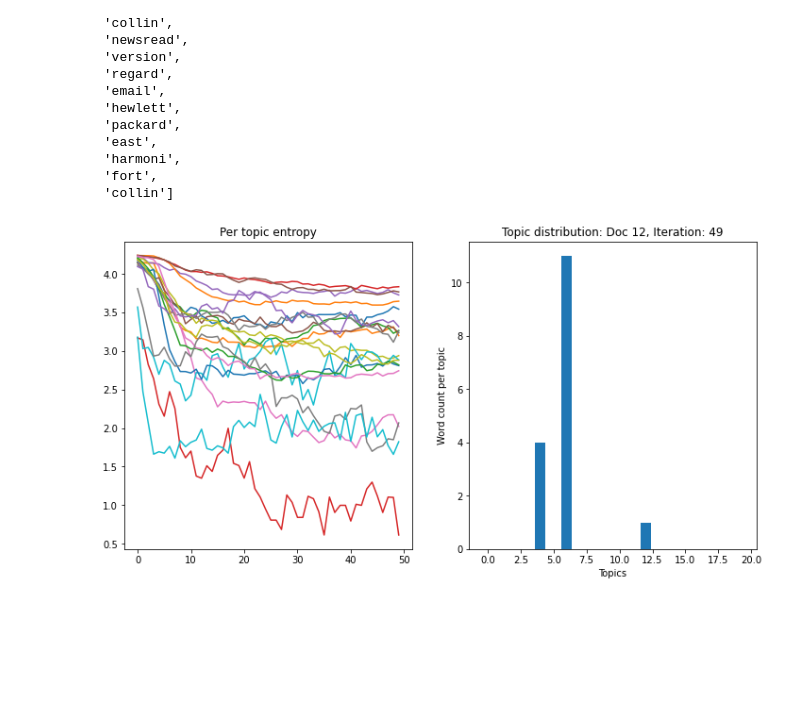
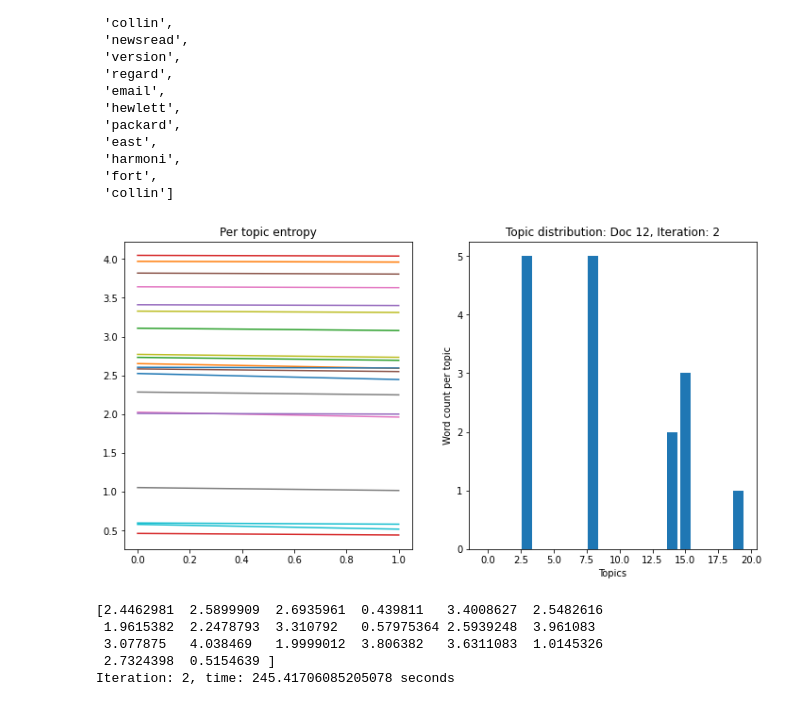
Before and after one commit to toni5rovic/npfl097, a Jupyter notebook: latent_dirichlet_allocation.ipynb, the cells around one changed output. Cells and saved outputs as stored; diff of their text form; code cells hidden in the pictures; blank space fills up the shorter version.

```diff
--- a/latent_dirichlet_allocation.ipynb
+++ b/latent_dirichlet_allocation.ipynb
@@ -98,6 +129,11 @@ Maximum document length: 4621
 # %%
-model = LDAModel([1, 2, 5, 10, 20, 50], seed=1234)
-model.fit(docs, dictionary, topics_num=20, iterations=50, alpha=0.1, gamma=0.1, max_doc_len=maxdoclen)
+model = LDAModel(seed=1234)
+model.fit(docs, dictionary, topics_num=20, iterations=2, alpha=0.1, gamma=0.1, max_doc_len=maxdoclen)
 # %% [output]
-[figure, old version]
+[figure, new version]
+[2.4462981  2.5899909  2.6935961  0.439811   3.4008627  2.5482616
+ 1.9615382  2.2478793  3.310792   0.57975364 2.5939248  3.961083
+ 3.077875   4.038469   1.9999012  3.806382   3.6311083  1.0145326
+ 2.7324398  0.5154639 ]
+Iteration: 2, time: 245.41706085205078 seconds
 # %%
```
Also changed, not shown: parts of 16 cells of this notebook, 3 other files.
